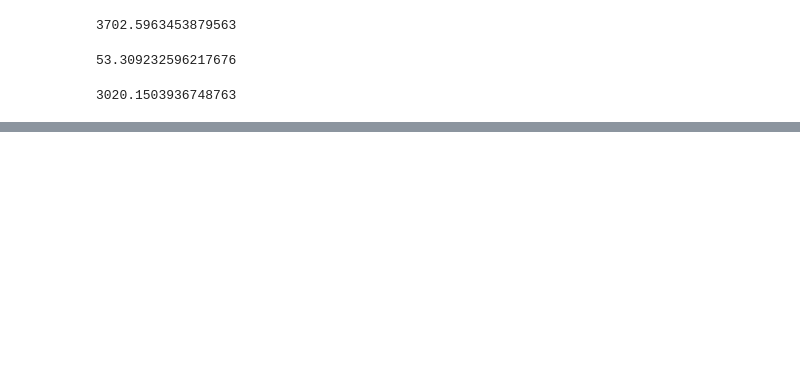
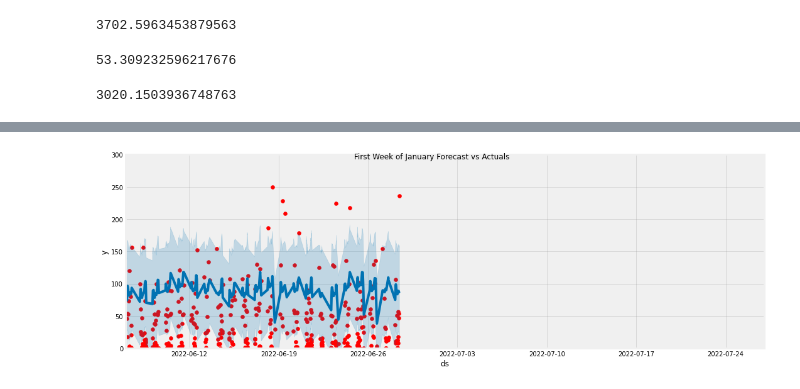
Before and after one commit to yashaswiwal/driver_availability, a Jupyter notebook: 6-28.ipynb, the cells around one changed output, grey strips where cells are left out. Saved outputs shown, nothing was run; the diff lists cells and outputs as text; code cells hidden in the pictures; blank space fills up the shorter version.

```diff
--- a/6-28.ipynb
+++ b/6-28.ipynb
@@ -229,0 +244,12 @@ mean_absolute_percentage_error(y_true=df_test['ACTV_DUR_MIN_QTY'],
+# %%
+# Plot the forecast with the actuals
+f, ax = plt.subplots(1)
+f.set_figheight(5)
+f.set_figwidth(15)
+ax.scatter(df_test.index, df_test['ACTV_DUR_MIN_QTY'], color='r')
+fig = model.plot(df_test_fcst, ax=ax)
+ax.set_xbound(lower=19150, upper=19200)
+ax.set_ylim(0, 300)
+plot = plt.suptitle('First Week of January Forecast vs Actuals')
+# %% [output]
+[figure, added]
```
Also changed, not shown: parts of 14 cells of this notebook, 22 other files.
